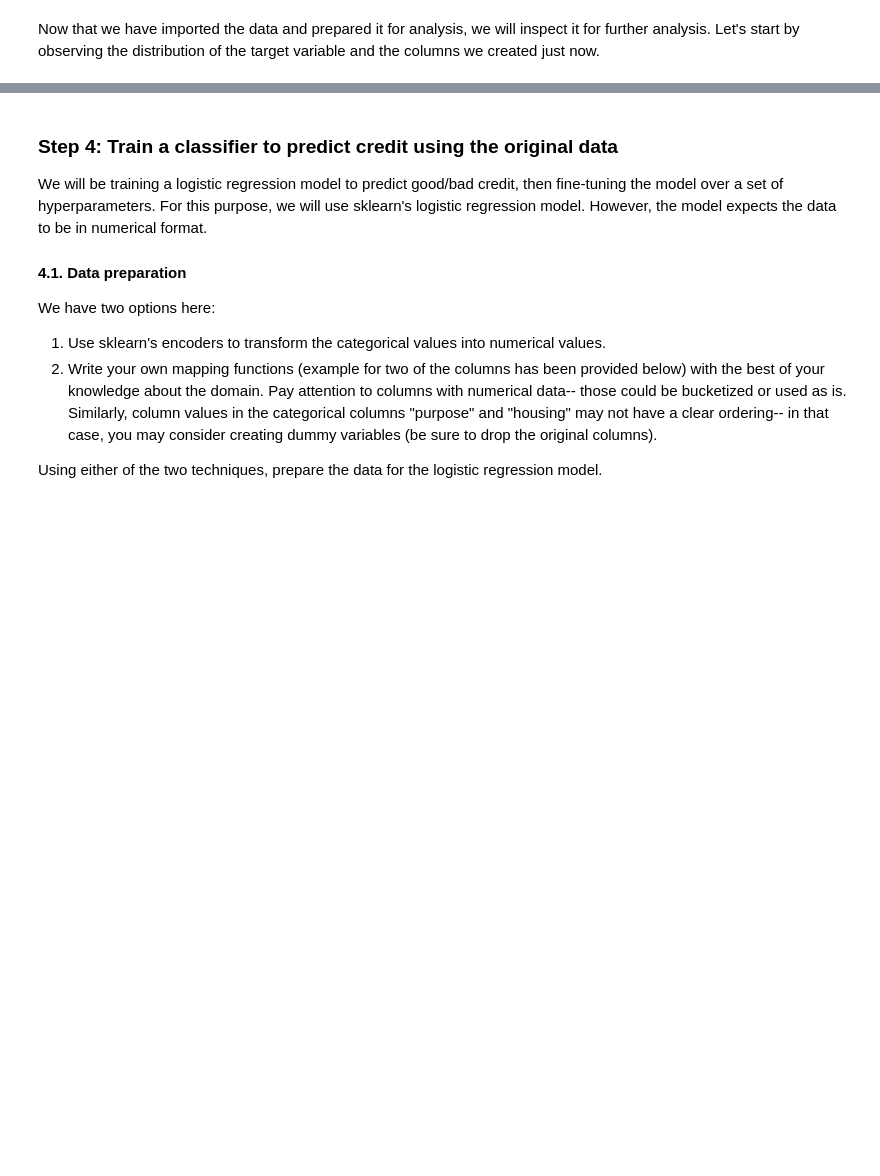
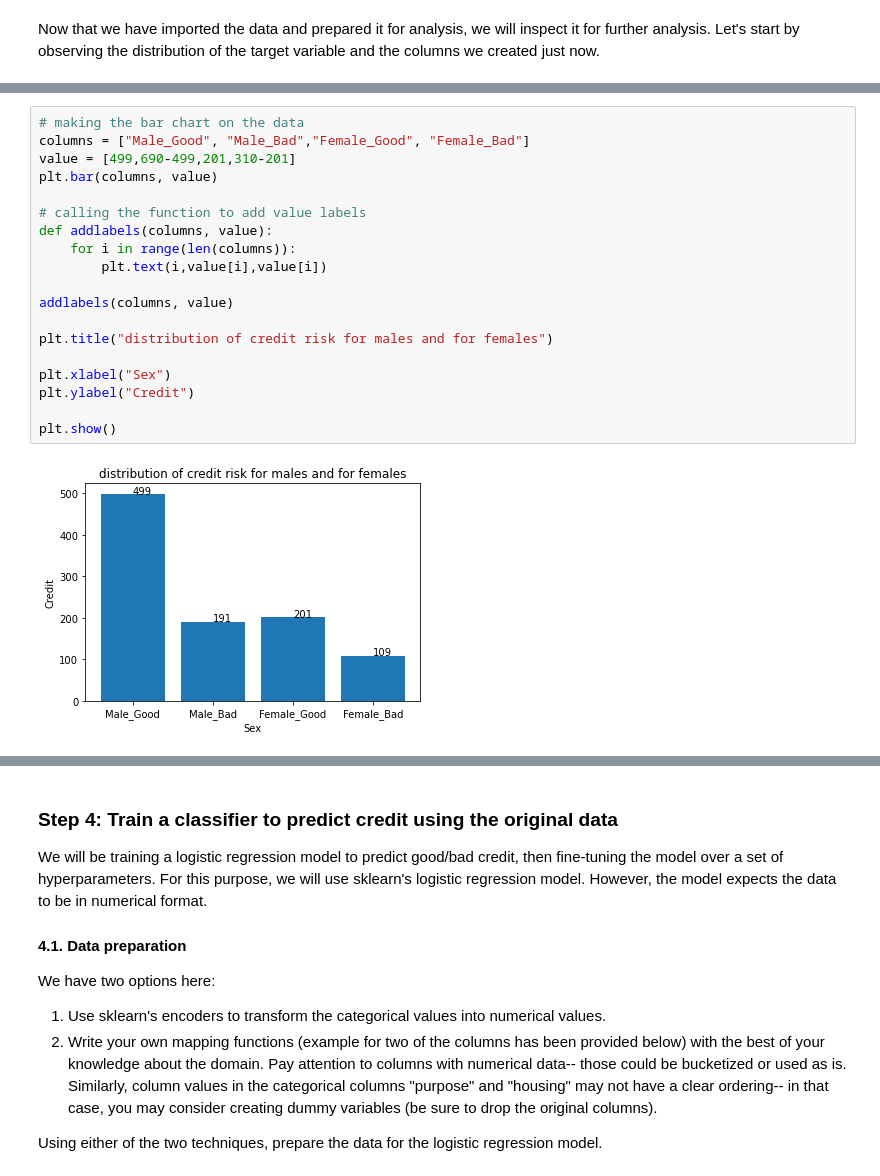
Before and after one commit to YHWOO13/PURDUE-2024-SPRING, a Jupyter notebook: CNIT581_RDM/Assignment1/assignment-1.ipynb, the cells around one changed output, grey strips where cells are left out. Drawn from its saved outputs; the diff is of its cells as text; blank space fills up the shorter version.

```diff
--- a/CNIT581_RDM/Assignment1/assignment-1.ipynb
+++ b/CNIT581_RDM/Assignment1/assignment-1.ipynb
@@ -187,2 +231,23 @@ Plot the distribution of credit risk for males and for females.
+# %%
+# making the bar chart on the data
+columns = ["Male_Good", "Male_Bad","Female_Good", "Female_Bad"]
+value = [499,690-499,201,310-201]
+plt.bar(columns, value)
+
+# calling the function to add value labels
+def addlabels(columns, value):
+    for i in range(len(columns)):
+        plt.text(i,value[i],value[i])
+
+addlabels(columns, value)
+
+plt.title("distribution of credit risk for males and for females")
+
+plt.xlabel("Sex")
+plt.ylabel("Credit")
+
+plt.show()
+# %% [output]
+[figure, added]
 # %%
 # plot credit risk by sex
```
Also changed, not shown: parts of 37 cells of this notebook.
